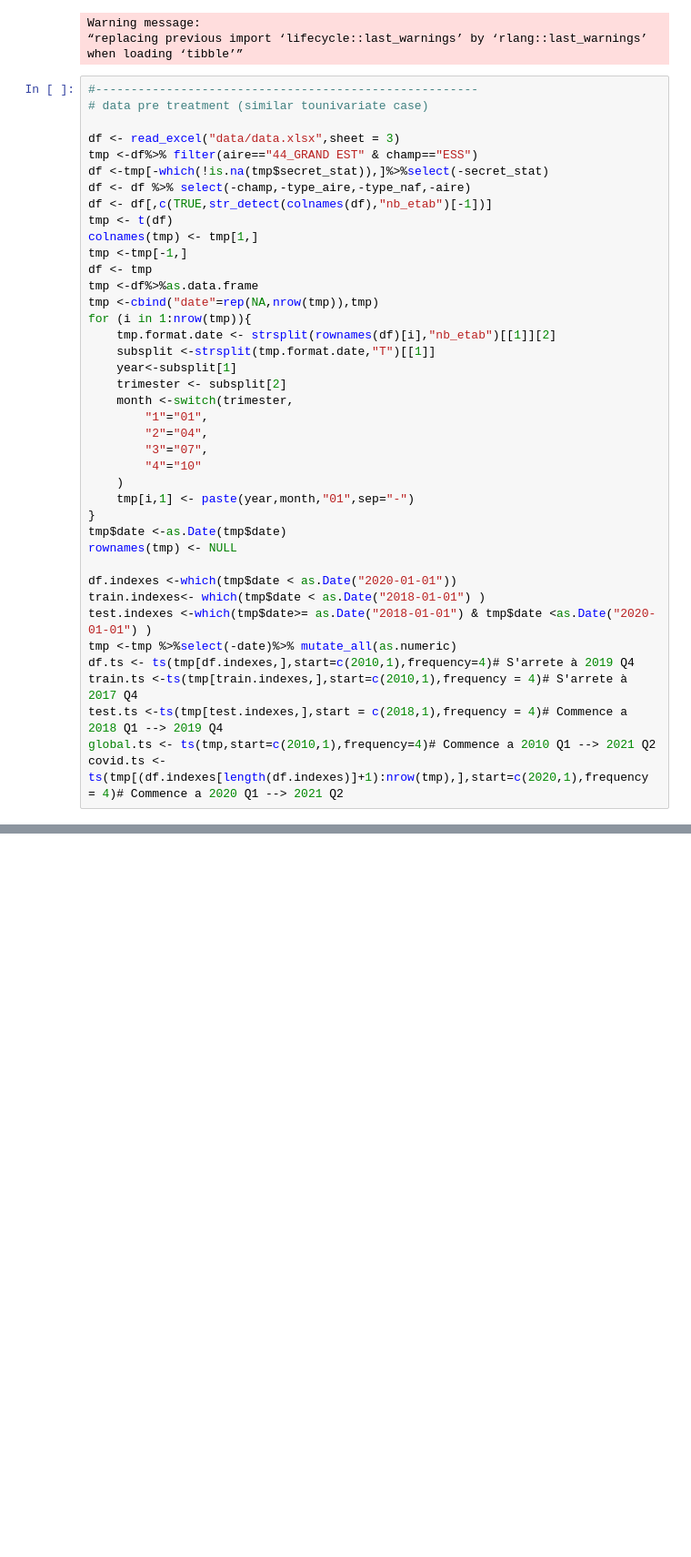
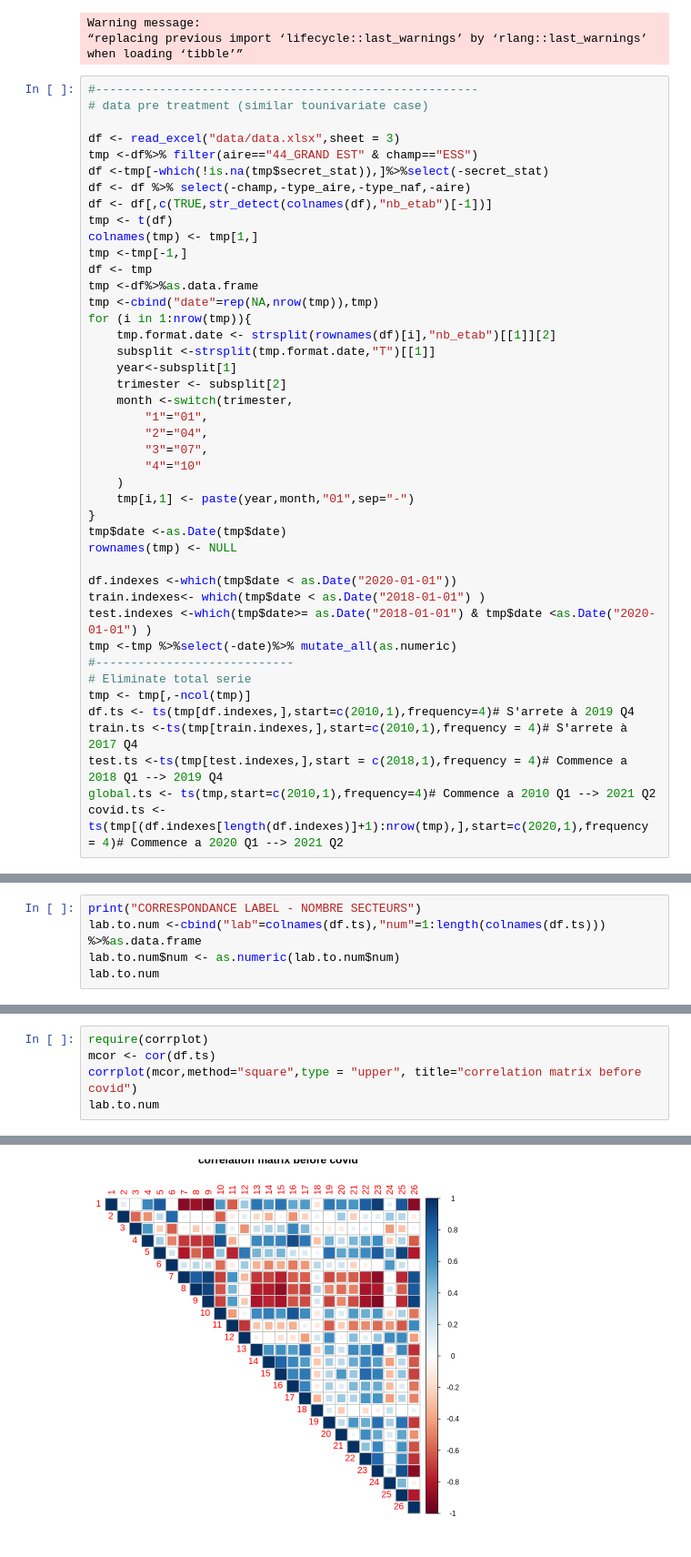
Before and after one commit to Jay-boo/TimeSeries_ACOSS, a Jupyter notebook: multivariate.ipynb, the cells around one changed output, grey strips where cells are left out. Shown at 91% size. Cells and saved outputs as stored; diff of their text form; blank space fills up the shorter version.

```diff
--- a/multivariate.ipynb
+++ b/multivariate.ipynb
@@ -43,6 +45,9 @@ df.indexes <-which(tmp$date < as.Date("2020-01-01"))
 train.indexes<- which(tmp$date < as.Date("2018-01-01") )
 test.indexes <-which(tmp$date>= as.Date("2018-01-01") & tmp$date <as.Date("2020-01-01") )
 tmp <-tmp %>%select(-date)%>% mutate_all(as.numeric)
+#----------------------------
+# Eliminate total serie
+tmp <- tmp[,-ncol(tmp)]
 df.ts <- ts(tmp[df.indexes,],start=c(2010,1),frequency=4)# S'arrete à 2019 Q4
 train.ts <-ts(tmp[train.indexes,],start=c(2010,1),frequency = 4)# S'arrete à 2017 Q4
 test.ts <-ts(tmp[test.indexes,],start = c(2018,1),frequency = 4)# Commence a 2018 Q1 --> 2019 Q4
@@ -50,0 +143,5 @@ covid.ts <- ts(tmp[(df.indexes[length(df.indexes)]+1):nrow(tmp),],start=c(2020,1
+# %%
+print("CORRESPONDANCE LABEL - NOMBRE SECTEURS")
+lab.to.num <-cbind("lab"=colnames(df.ts),"num"=1:length(colnames(df.ts))) %>%as.data.frame
+lab.to.num$num <- as.numeric(lab.to.num$num)
+lab.to.num
@@ -50,0 +171,6 @@ covid.ts <- ts(tmp[(df.indexes[length(df.indexes)]+1):nrow(tmp),],start=c(2020,1
+# %%
+require(corrplot)
+mcor <- cor(df.ts)
+corrplot(mcor,method="square",type = "upper", title="correlation matrix before covid")
+lab.to.num
+# %% [output]
@@ -50,0 +196 @@ covid.ts <- ts(tmp[(df.indexes[length(df.indexes)]+1):nrow(tmp),],start=c(2020,1
+[figure, added]
```
Also changed, not shown: parts of 26 cells of this notebook.
